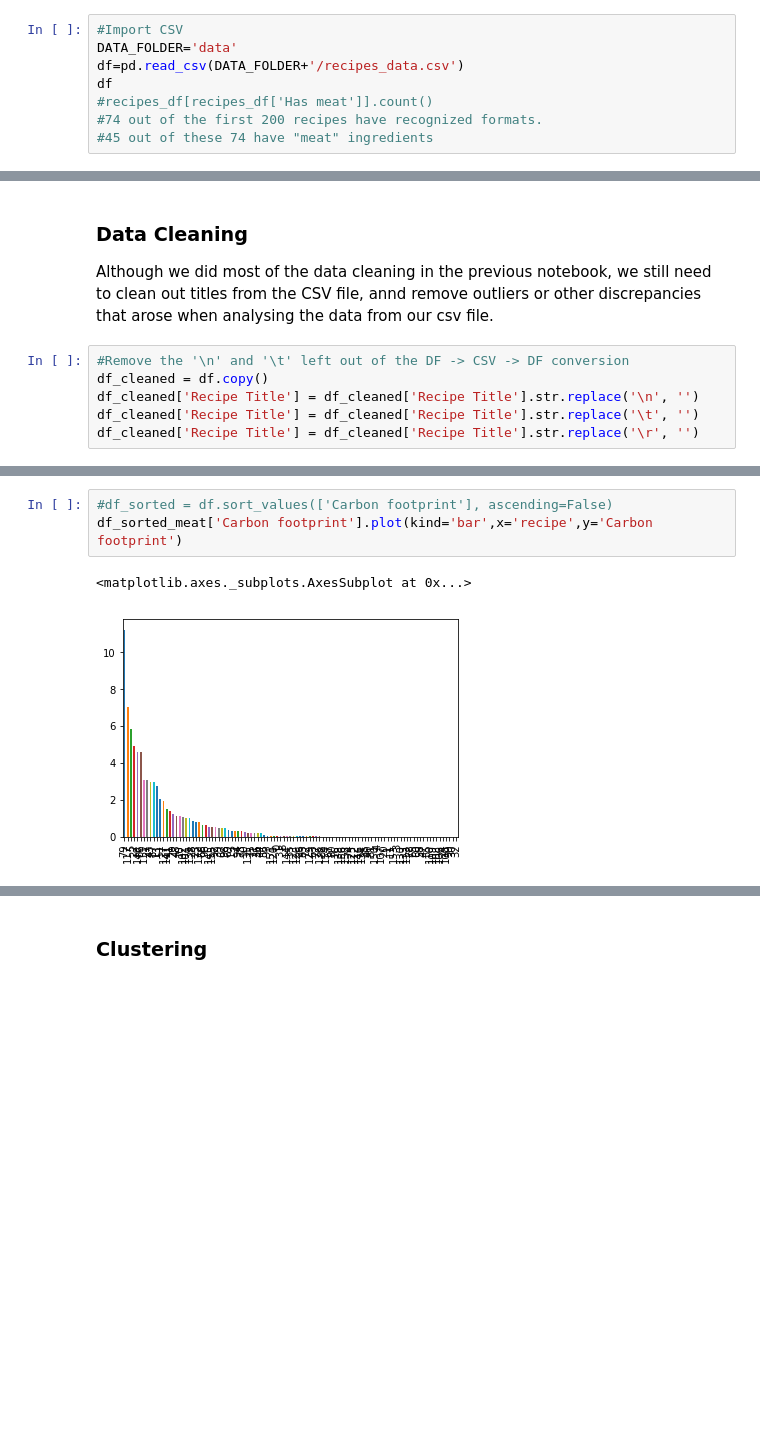
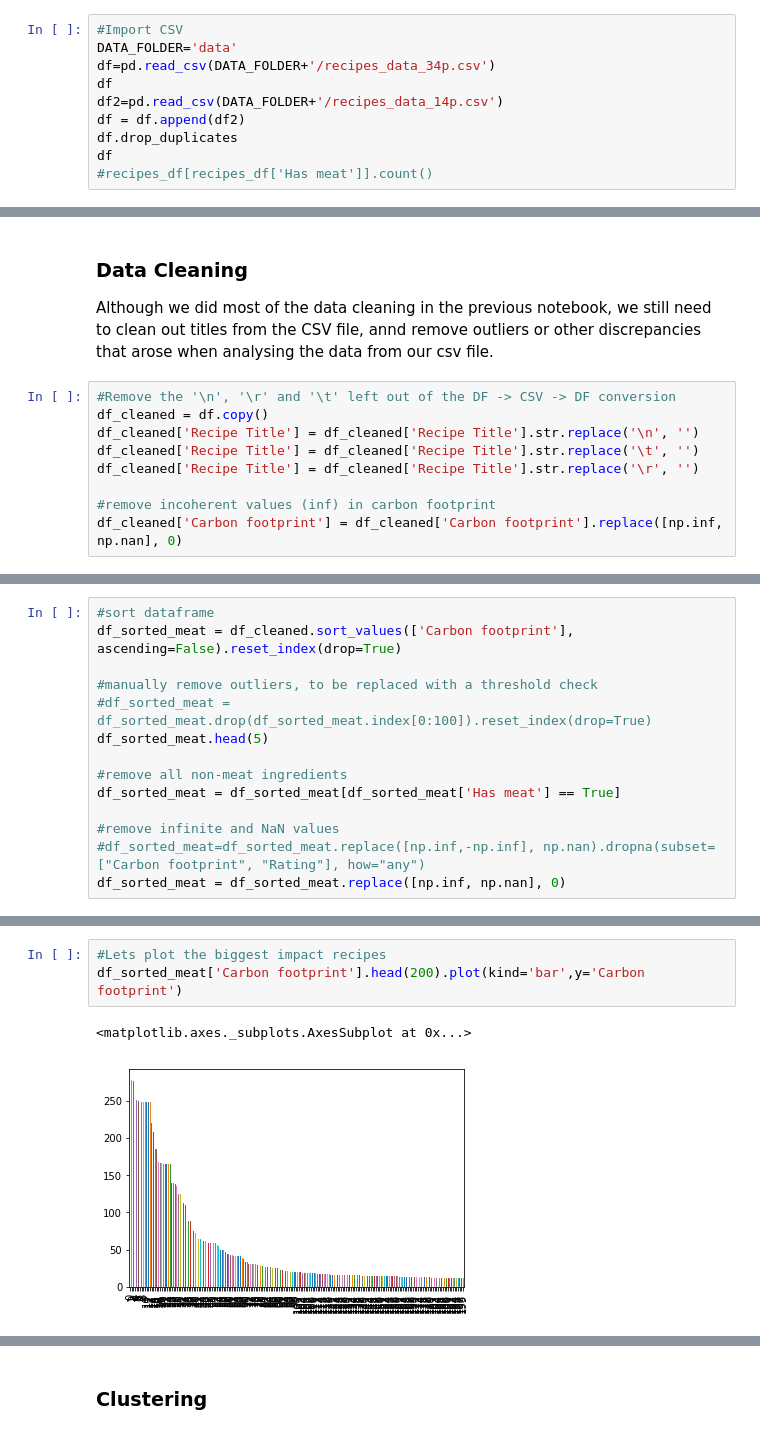
Before and after one commit to chloerDXN/lovelace-project, a Jupyter notebook: data_analysis_notebook.ipynb, the cells around one changed output, grey strips where cells are left out. Drawn from its saved outputs; the diff is of its cells as text; blank space fills up the shorter version.

Commit message:
basic plotting and analysis

```diff
--- a/data_analysis_notebook.ipynb
+++ b/data_analysis_notebook.ipynb
@@ -20,11 +20,13 @@ meat_products = ['steak','lamb', 'beef', 'cheese', 'pork', 'turkey', 'chicken',
 # %%
 #Import CSV
 DATA_FOLDER='data'
-df=pd.read_csv(DATA_FOLDER+'/recipes_data.csv')
+df=pd.read_csv(DATA_FOLDER+'/recipes_data_34p.csv')
+df
+df2=pd.read_csv(DATA_FOLDER+'/recipes_data_14p.csv')
+df = df.append(df2)
+df.drop_duplicates
 df
 #recipes_df[recipes_df['Has meat']].count()
-#74 out of the first 200 recipes have recognized formats.
-#45 out of these 74 have "meat" ingredients
 # %% [output]
 |  | Recipe Title | Has meat | Meat types | Meat quantity (kg) | Carbon footprint | Rating | Website |
 | 0 | French Dip Sandwiches Recipe : Ra... | True | ['beef', 'beef', 'beef'] | [0.0, 0.17006802721088435, 0.0] | 4.591837 | 5.00 | food network |
@@ -48,8 +50,11 @@ df
 ### Data Cleaning
 Although we did most of the data cleaning in the previous notebook, we still need to clean out titles from the CSV file, annd remove outliers or other discrepancies that arose when analysing the data from our csv file.
 # %%
-#Remove the '\n' and '\t' left out of the DF -> CSV -> DF conversion
+#Remove the '\n', '\r' and '\t' left out of the DF -> CSV -> DF conversion
 df_cleaned = df.copy()
 df_cleaned['Recipe Title'] = df_cleaned['Recipe Title'].str.replace('\n', '')
 df_cleaned['Recipe Title'] = df_cleaned['Recipe Title'].str.replace('\t', '')
 df_cleaned['Recipe Title'] = df_cleaned['Recipe Title'].str.replace('\r', '')
+
+#remove incoherent values (inf) in carbon footprint
+df_cleaned['Carbon footprint'] = df_cleaned['Carbon footprint'].replace([np.inf, np.nan], 0)
@@ -78,3 +70,17 @@ df_sorted_meat = df_sorted_meat[df_sorted_meat['Has meat'] == True]
+# %%
+#sort dataframe
+df_sorted_meat = df_cleaned.sort_values(['Carbon footprint'], ascending=False).reset_index(drop=True)
+
+#manually remove outliers, to be replaced with a threshold check
+#df_sorted_meat = df_sorted_meat.drop(df_sorted_meat.index[0:100]).reset_index(drop=True)
+df_sorted_meat.head(5)
+
+#remove all non-meat ingredients
+df_sorted_meat = df_sorted_meat[df_sorted_meat['Has meat'] == True]
+
+#remove infinite and NaN values
+#df_sorted_meat=df_sorted_meat.replace([np.inf,-np.inf], np.nan).dropna(subset=["Carbon footprint", "Rating"], how="any")
+df_sorted_meat = df_sorted_meat.replace([np.inf, np.nan], 0)
 # %%
 df_sorted_meat
 # %% [output]
@@ -103,6 +107,6 @@ df_cleaned
 # %%
-#df_sorted = df.sort_values(['Carbon footprint'], ascending=False)
-df_sorted_meat['Carbon footprint'].plot(kind='bar',x='recipe',y='Carbon footprint')
+#Lets plot the biggest impact recipes
+df_sorted_meat['Carbon footprint'].head(200).plot(kind='bar',y='Carbon footprint')
 # %% [output]
 <matplotlib.axes._subplots.AxesSubplot at 0x...>
-[figure, old version]
+[figure, new version]
```
Also changed, not shown: parts of 23 cells of this notebook.
